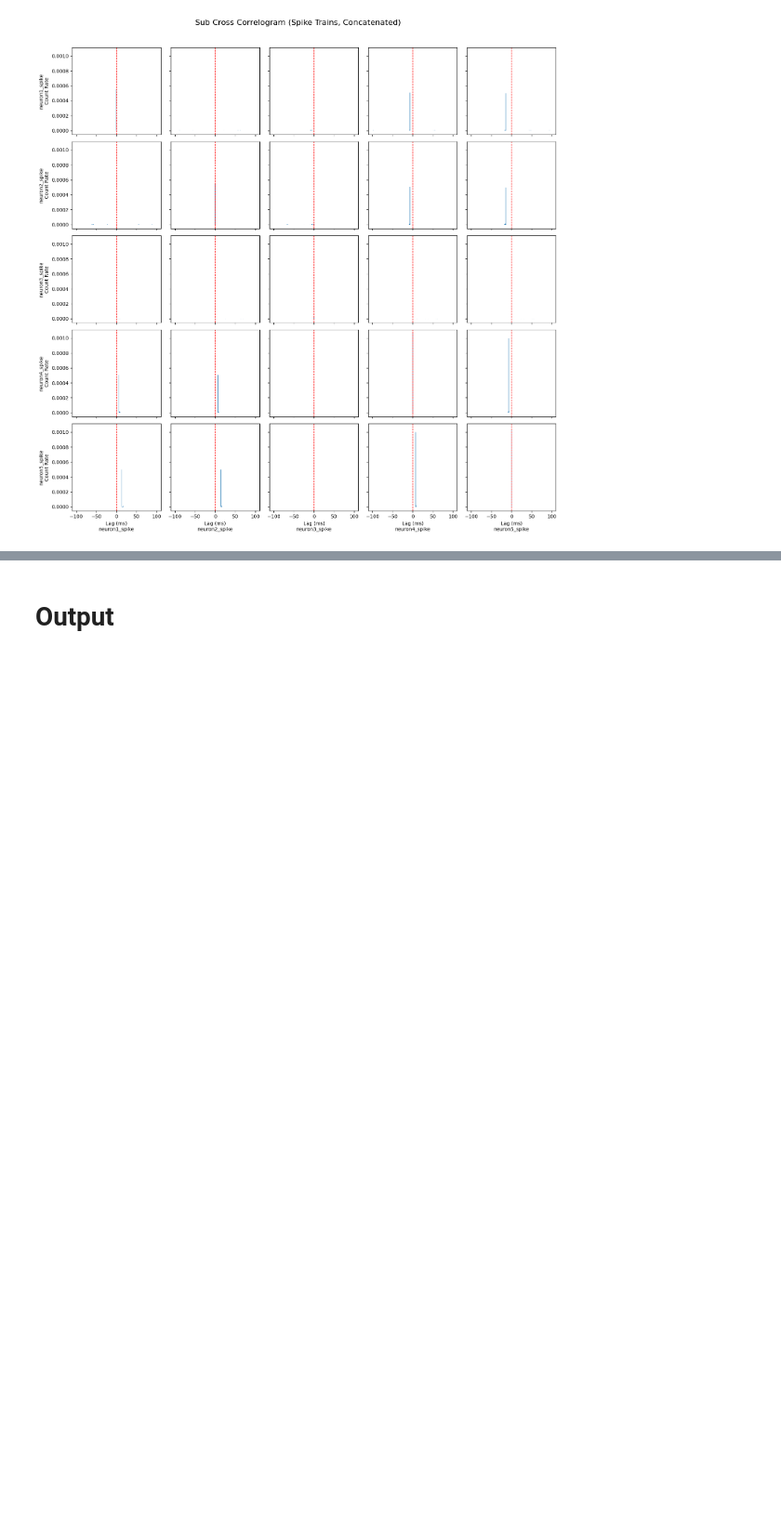
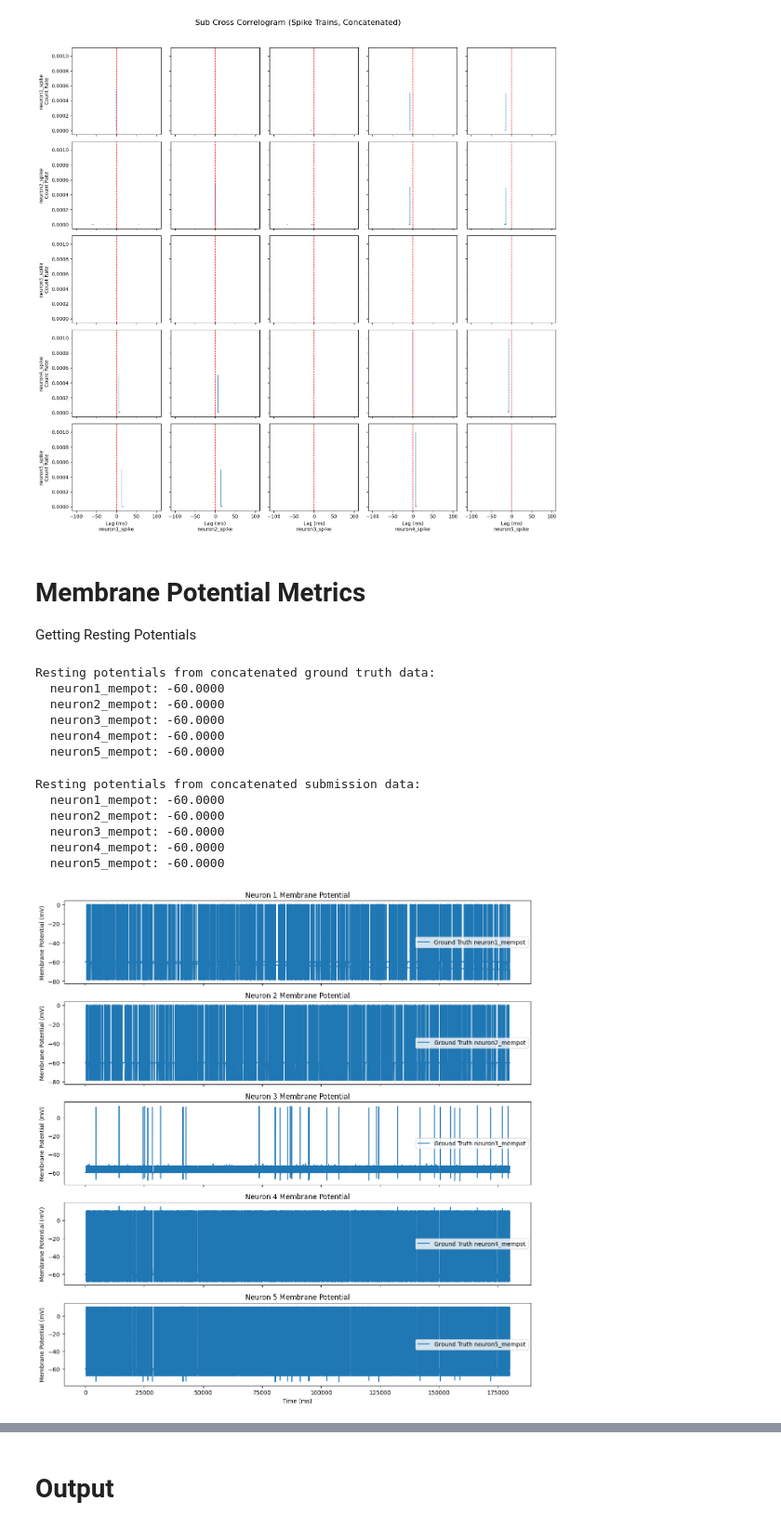
Before and after one commit to Nerfworm/IFneuron-model, a Jupyter notebook: data_playground_4.ipynb, the cells around one changed output, grey strips where cells are left out. Shown at 93% size. Cells and saved outputs as stored; diff of their text form; code cells hidden in the pictures; blank space fills up the shorter version.

Commit message:
working on the membrane potential metrics

```diff
--- a/data_playground_4.ipynb
+++ b/data_playground_4.ipynb
@@ -531,3 +531,50 @@ Cross-correlogram for Ground Truth (Concatenated)
 [figure]
 Cross-correlogram for Submission (Concatenated)
 [figure]
+# %% [markdown]
+# Membrane Potential Metrics
+Getting Resting Potentials
+# %%
+gt_rest_pot = {}
+for col in mempot_cols:
+    rest_val = gt_concat_df[col].median()
+    gt_rest_pot[col] = rest_val
+
+print("Resting potentials from concatenated ground truth data:")
+for col, val in gt_rest_pot.items():
+    print(f"  {col}: {val:.4f}")
+# %% [output]
+Resting potentials from concatenated ground truth data:
+  neuron1_mempot: -60.0000
+  neuron2_mempot: -60.0000
+  neuron3_mempot: -60.0000
+  neuron4_mempot: -60.0000
+  neuron5_mempot: -60.0000
+# %%
+sub_rest_pot = {}
+for col in mempot_cols:
+    rest_val = sub_concat_df[col].median()
+    sub_rest_pot[col] = rest_val
+
+print("Resting potentials from concatenated submission data:")
+for col, val in sub_rest_pot.items():
+    print(f"  {col}: {val:.4f}")
+# %% [output]
+Resting potentials from concatenated submission data:
+  neuron1_mempot: -60.0000
+  neuron2_mempot: -60.0000
+  neuron3_mempot: -60.0000
+  neuron4_mempot: -60.0000
+  neuron5_mempot: -60.0000
+# %%
+fig, axes = plt.subplots(num_neurons, 1, figsize=(12, 2.5 * num_neurons), sharex=True)
+for i, col in enumerate(mempot_cols):
+    axes[i].plot(gt_concat_df['time'], gt_concat_df[col], label=f'Ground Truth {col}', color='tab:blue')
+    axes[i].set_ylabel('Membrane Potential (mV)')
+    axes[i].set_title(f'{neuron_labels[i]} Membrane Potential')
+    axes[i].legend()
+axes[-1].set_xlabel('Time (ms)')
+plt.tight_layout()
+plt.show()
+# %% [output]
+[figure, added]
```
Also changed, not shown: parts of 9 cells of this notebook, 2 other files.
